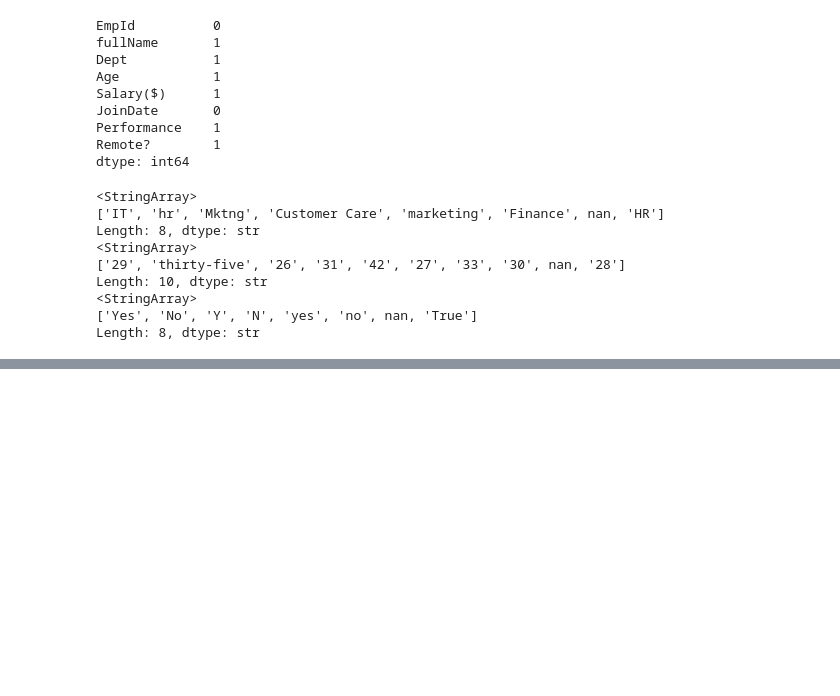
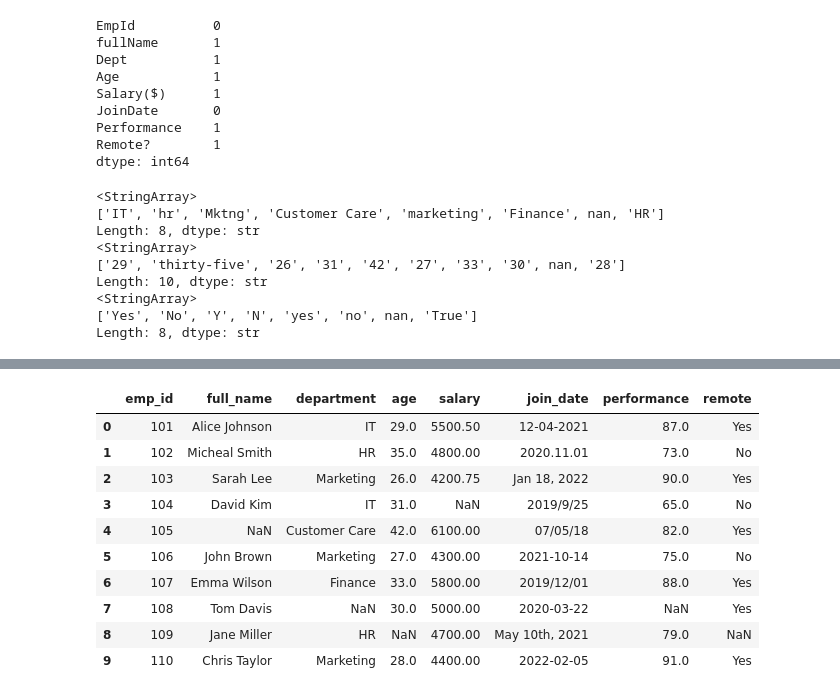
Before and after one commit to Pretty-Towsen/data-analysis-class, a Jupyter notebook: employee_analysis.ipynb, the cells around one changed output, grey strips where cells are left out. Drawn from its saved outputs; the diff is of its cells as text; code cells hidden in the pictures; blank space fills up the shorter version.

```diff
--- a/employee_analysis.ipynb
+++ b/employee_analysis.ipynb
@@ -114,0 +205,10 @@ Length: 8, dtype: str
+# %%
+#clean inconsistence values in department
+df.replace({
+    "hr": "HR",
+    "Mktng": "Marketing",
+    "marketing": "Marketing",
+
+}, inplace=True)
+
+df['department']
@@ -114,0 +274,11 @@ Length: 8, dtype: str
+# %%
+#cleaning the values and convert it from string to float
+df['salary'] =(
+    df['salary']
+    .astype(str)
+    .replace(r"[$,]", "", regex=True)
+    .replace("NaN", np.nan)
+    .astype(float)
+)
+
+df["salary"]
@@ -114,0 +297,10 @@ Length: 8, dtype: str
+# %%
+df['performance'] = (
+    df['performance']
+    .astype(str)
+    .replace(r"[%]", "", regex=True)
+    .replace("None", np.nan)
+    .astype(float)
+)
+
+df['performance']
@@ -114,0 +319,24 @@ Length: 8, dtype: str
+# %%
+#clean the inconsistency value in remote
+df.replace({
+    "yes": "Yes",
+    "no": "No",
+    "N": "No",
+    "Y": "Yes",
+    "None": np.nan,
+    "True": "Yes"
+}, inplace=True)
+
+df
+# %% [output]
+|  | emp_id | full_name | department | age | salary | join_date | performance | remote |
+| 0 | 101 | Alice Johnson | IT | 29.0 | 5500.50 | 12-04-2021 | 87.0 | Yes |
+| 1 | 102 | Micheal Smith | HR | 35.0 | 4800.00 | 2020.11.01 | 73.0 | No |
+| 2 | 103 | Sarah Lee | Marketing | 26.0 | 4200.75 | Jan 18, 2022 | 90.0 | Yes |
+| 3 | 104 | David Kim | IT | 31.0 | NaN | 2019/9/25 | 65.0 | No |
+| 4 | 105 | NaN | Customer Care | 42.0 | 6100.00 | 07/05/18 | 82.0 | Yes |
+| 5 | 106 | John Brown | Marketing | 27.0 | 4300.00 | 2021-10-14 | 75.0 | No |
+| 6 | 107 | Emma Wilson | Finance | 33.0 | 5800.00 | 2019/12/01 | 88.0 | Yes |
+| 7 | 108 | Tom Davis | NaN | 30.0 | 5000.00 | 2020-03-22 | NaN | Yes |
+| 8 | 109 | Jane Miller | HR | NaN | 4700.00 | May 10th, 2021 | 79.0 | NaN |
+| 9 | 110 | Chris Taylor | Marketing | 28.0 | 4400.00 | 2022-02-05 | 91.0 | Yes |
```
Also changed, not shown: parts of 28 cells of this notebook, 3 other files.
